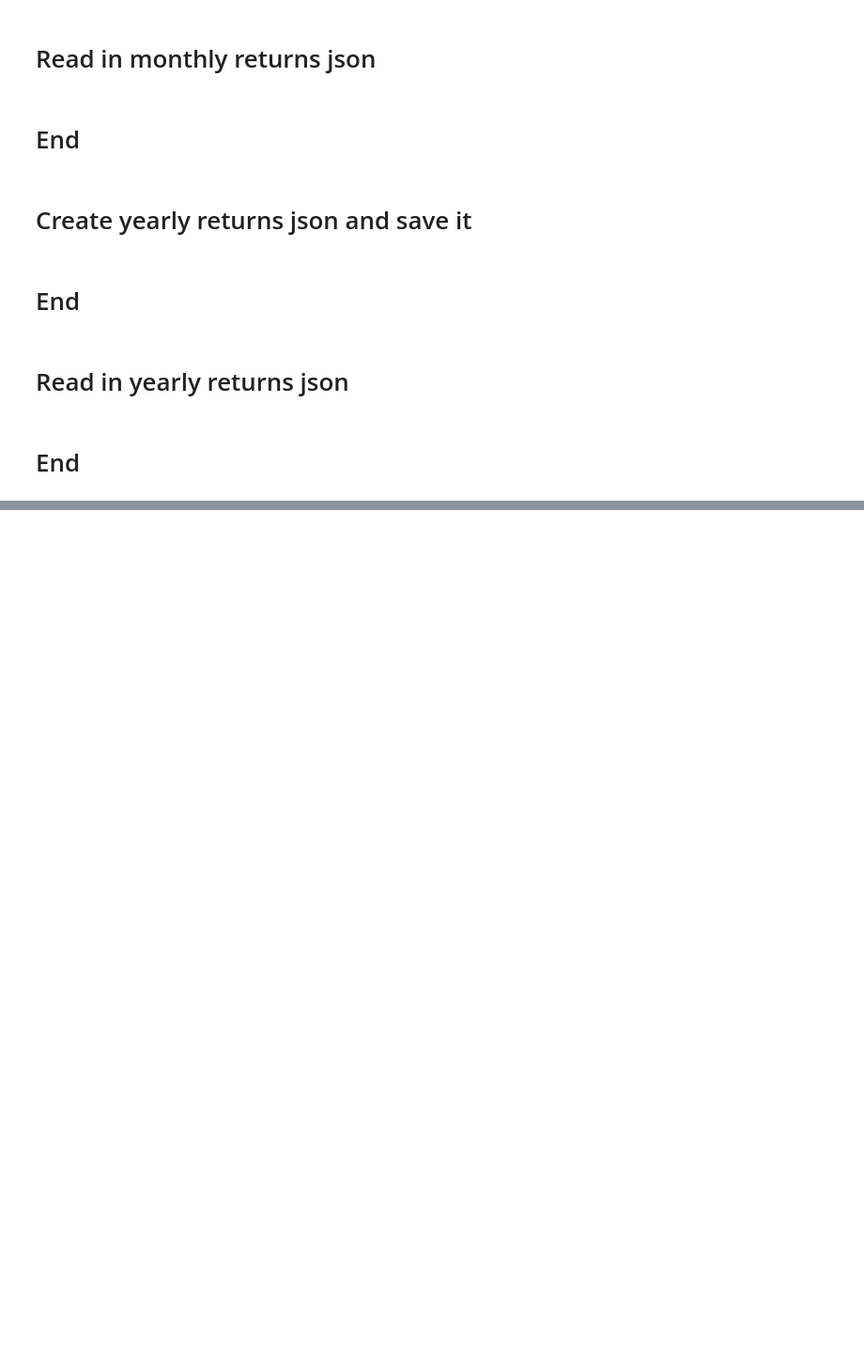
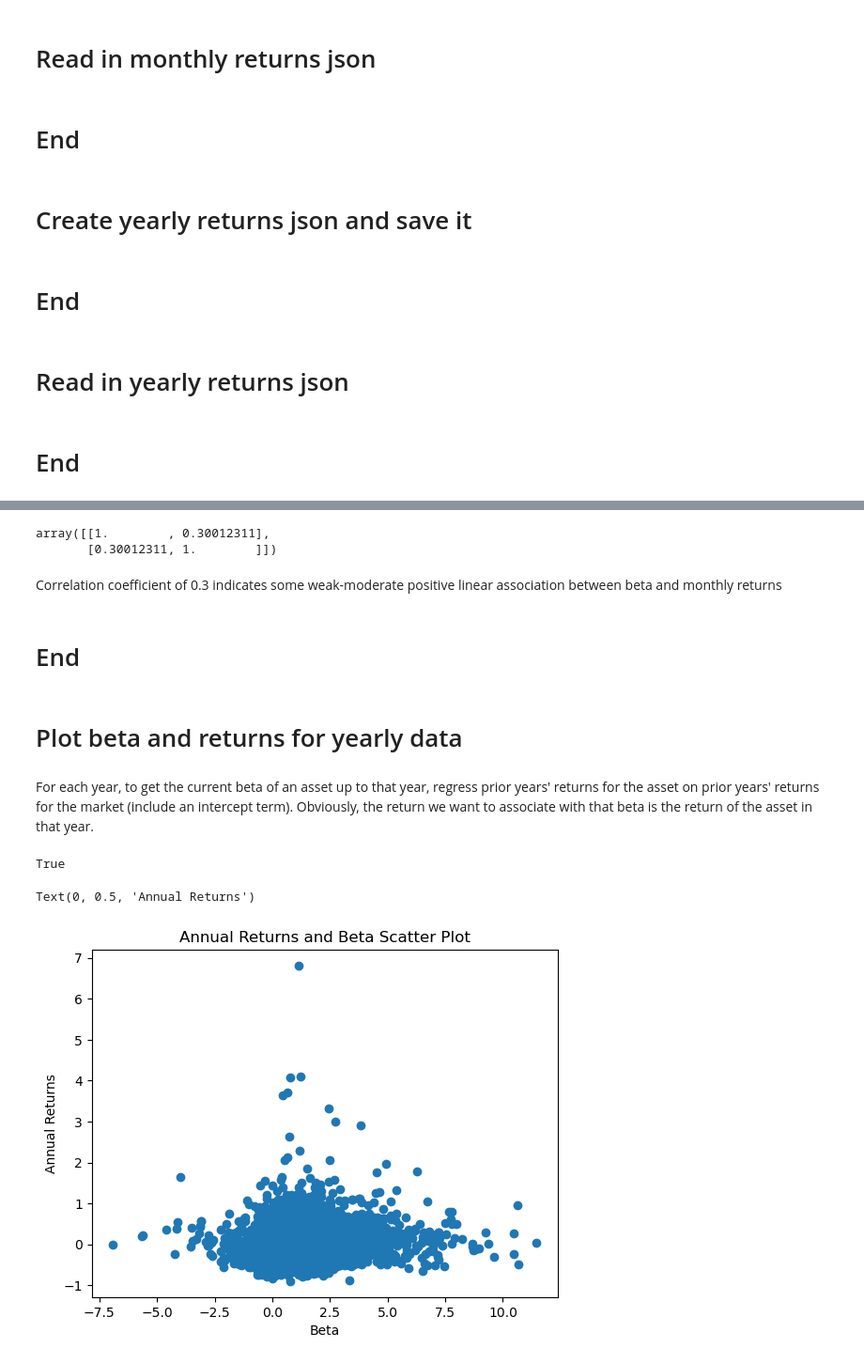
Before and after one commit to ijamil1/factormodels_and_portfolio_optimization, a Jupyter notebook: beta.ipynb, the cells around one changed output, grey strips where cells are left out. Shown: that part at 94% size. Cells and saved outputs as stored; diff of their text form; code cells hidden in the pictures; blank space fills up the shorter version.

```diff
--- a/beta.ipynb
+++ b/beta.ipynb
@@ -448,0 +404,2 @@ with open('yearly_returns.json', 'r') as fp:
+# %%
+res = sm.OLS(np.array(y_1).reshape(-1),sm.add_constant(np.array(x_1).reshape((-1,1)))).fit()
@@ -448,0 +428,52 @@ with open('yearly_returns.json', 'r') as fp:
+# %%
+np.corrcoef(np.column_stack((np.array(x_1),np.array(y_1))),rowvar=False)
+# %% [output]
+array([[1.        , 0.30012311],
+       [0.30012311, 1.        ]])
+# %% [markdown]
+Correlation coefficient of 0.3 indicates some weak-moderate positive linear association between beta and monthly returns
+# %% [markdown]
+# End
+# %% [markdown]
+# Plot beta and returns for yearly data
+# %% [markdown]
+For each year, to get the current beta of an asset up to that year, regress prior years' returns for the asset on prior years' returns for the market (include an intercept term). Obviously, the return we want to associate with that beta is the return of the asset in that year.
+# %%
+yearly_beta_dict = {}
+
+for yr in range(2012,2023):
+    yearly_beta_dict[yr] = {}
+    market_returns = []
+    start_yr = 2010
+    for yr_iter in range(start_yr,yr):
+        market_returns.append(yearly_rets[str(yr_iter)]['Market'])
+    market_returns = np.array(market_returns).reshape((-1,1))
+    exog = sm.add_constant(market_returns)
+    for s in symbols:
+        asset_returns = []
+        for yr_iter in range(start_yr,yr):
+            asset_returns.append(yearly_rets[str(yr_iter)][s])
+        asset_returns = np.array(asset_returns).reshape(-1)
+        res = sm.OLS(asset_returns,exog).fit()
+        beta = res.params[1]
+        yearly_beta_dict[yr][s] = beta
+# %%
+x = [] #beta of equities up to a certain year, y
+y = [] #yearly returns for that same year, y
+
+for s in symbols:
+    for yr in range(2012,2023):
+        x.append(yearly_beta_dict[yr][s])
+        y.append(yearly_rets[str(yr)][s])
+# %%
+len(x) == len(y)
+# %% [output]
+True
+# %%
+plt.scatter(x,y)
+plt.title("Annual Returns and Beta Scatter Plot")
+plt.xlabel("Beta")
+plt.ylabel("Annual Returns")
+# %% [output]
+Text(0, 0.5, 'Annual Returns')
+[figure, added]
```
Also changed, not shown: parts of 38 cells of this notebook, 2 other files.
